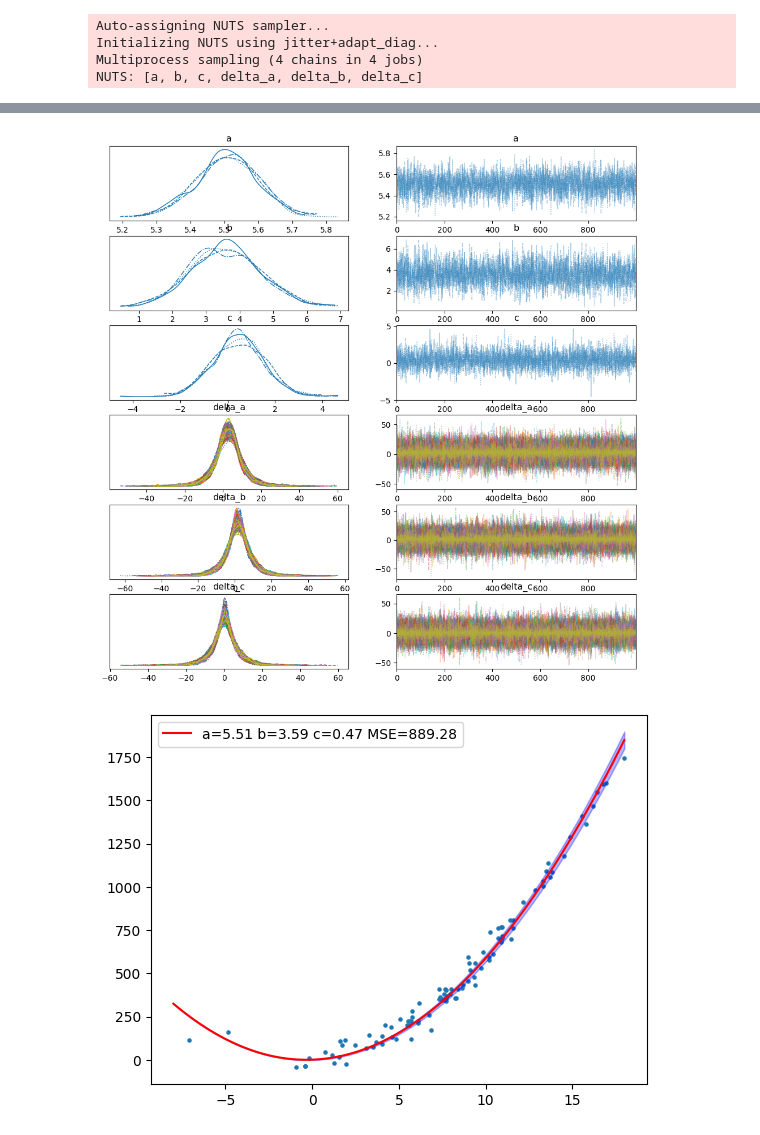
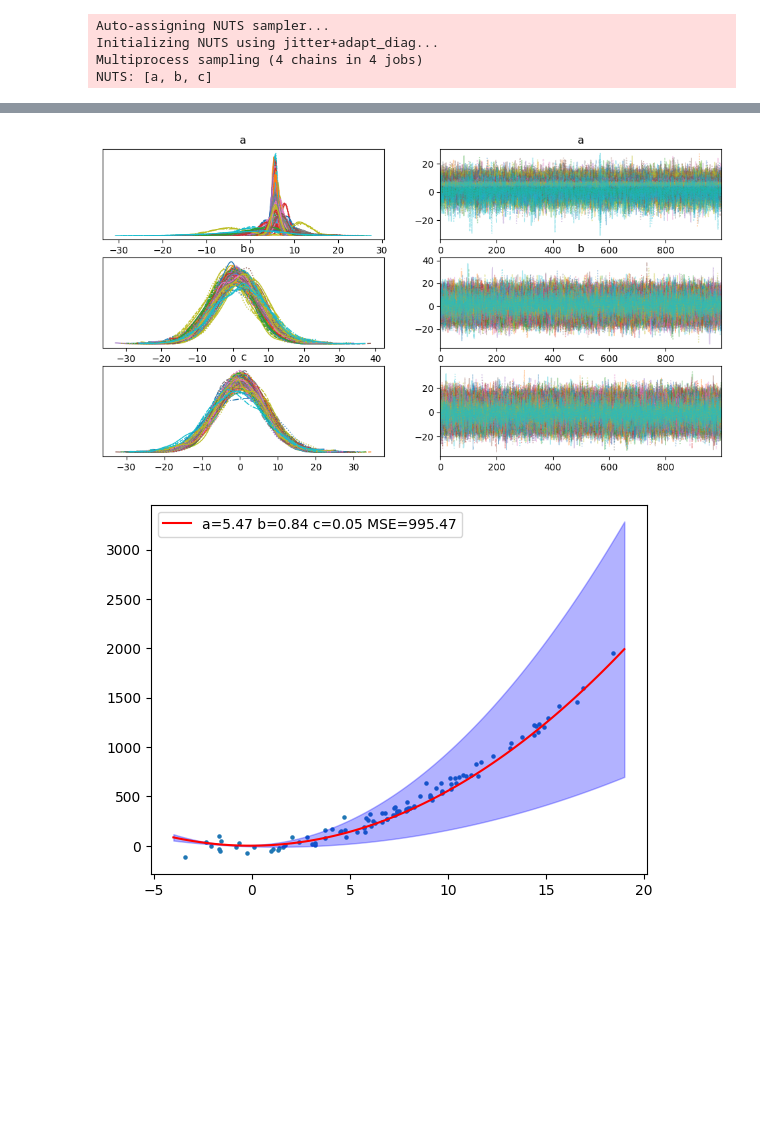
Before and after one commit to mynamesnoname/a3net_2024, a Jupyter notebook: Lecture_Day1_Uemura/appendix/02_3_Total_variation_minimization.ipynb, the cells around one changed output, grey strips where cells are left out. Drawn from its saved outputs; the diff is of its cells as text; code cells hidden in the pictures; blank space fills up the shorter version.

```diff
--- a/Lecture_Day1_Uemura/appendix/02_3_Total_variation_minimization.ipynb
+++ b/Lecture_Day1_Uemura/appendix/02_3_Total_variation_minimization.ipynb
@@ -18,30 +18,23 @@ plt.scatter(X, Y_obs, s=5)
 # %%
-# Total Variation regularization strength
 lambda_tv = 0.1
 
-# TV minimization regularization
 with pm.Model() as model_tv:
-    # 定义随机变量 a, b, c
-    a = pm.Normal('a', mu=0, sigma=10)
-    b = pm.Normal('b', mu=0, sigma=10)
-    c = pm.Normal('c', mu=0, sigma=10)
+    a = pm.Normal('a', mu=0, sigma=10, shape=100)
+    b = pm.Normal('b', mu=0, sigma=10, shape=100)
+    c = pm.Normal('c', mu=0, sigma=10, shape=100)
 
-    # 定义预测值
     Y_pred = a * X ** 2 + b * X + c
 
-    # 定义 likelihood
     likelihood = pm.Normal('Y_obs', mu=Y_pred, sigma=50, observed=Y_obs)
 
-    # Total variation prior regularization
-    delta_a = pm.Laplace('delta_a', mu=0, b=1/lambda_tv, shape=len(X) - 1)
-    delta_b = pm.Laplace('delta_b', mu=0, b=1/lambda_tv, shape=len(X) - 1)
-    delta_c = pm.Laplace('delta_c', mu=0, b=1/lambda_tv, shape=len(X) - 1)
+    dif_a = sum(abs(a[1:] - a[:-1]))
+    dif_b = sum(abs(b[1:] - b[:-1]))
+    dif_c = sum(abs(c[1:] - c[:-1]))
 
-    # 加入正则项，使用 pm.logp
-    for i in range(1, len(X)):
-        pm.Potential(f'a_tv_{i}', pm.logp(pm.Laplace.dist(mu=a, b=1/lambda_tv), delta_a[i-1]))
-        pm.Potential(f'b_tv_{i}', pm.logp(pm.Laplace.dist(mu=b, b=1/lambda_tv), delta_b[i-1]))
-        pm.Potential(f'c_tv_{i}', pm.logp(pm.Laplace.dist(mu=c, b=1/lambda_tv), delta_c[i-1]))
+
+    pm.Potential(f'a_tv', pm.logp(pm.Laplace.dist(mu=0, b=1/lambda_tv), dif_a))
+    pm.Potential(f'b_tv', pm.logp(pm.Laplace.dist(mu=0, b=1/lambda_tv), dif_b))
+    pm.Potential(f'c_tv', pm.logp(pm.Laplace.dist(mu=0, b=1/lambda_tv), dif_c))
 
     # 采样
     trace_tv = pm.sample(1000, tune=1000, return_inferencedata=True)
@@ -53,6 +46,6 @@ plt.show()
 Auto-assigning NUTS sampler...
 Initializing NUTS using jitter+adapt_diag...
 Multiprocess sampling (4 chains in 4 jobs)
-NUTS: [a, b, c, delta_a, delta_b, delta_c]
+NUTS: [a, b, c]
 [interactive output not drawn]
 [interactive output not drawn]
@@ -60,4 +53,4 @@ Sampling 4 chains for 1_000 tune and 1_000 draw iterations (4_000 + 4_000 draws
-[figure, old version]
+[figure, new version]
 # %%
 X_test = np.linspace(np.floor(X.min()), np.ceil(X.max()), 100)
 
@@ -108,4 +101,4 @@ plt.legend()
 # 显示图表
 plt.show()
 # %% [output]
-[figure, old version]
+[figure, new version]
```
Also changed, not shown: parts of 2 cells of this notebook, 1 other file.
